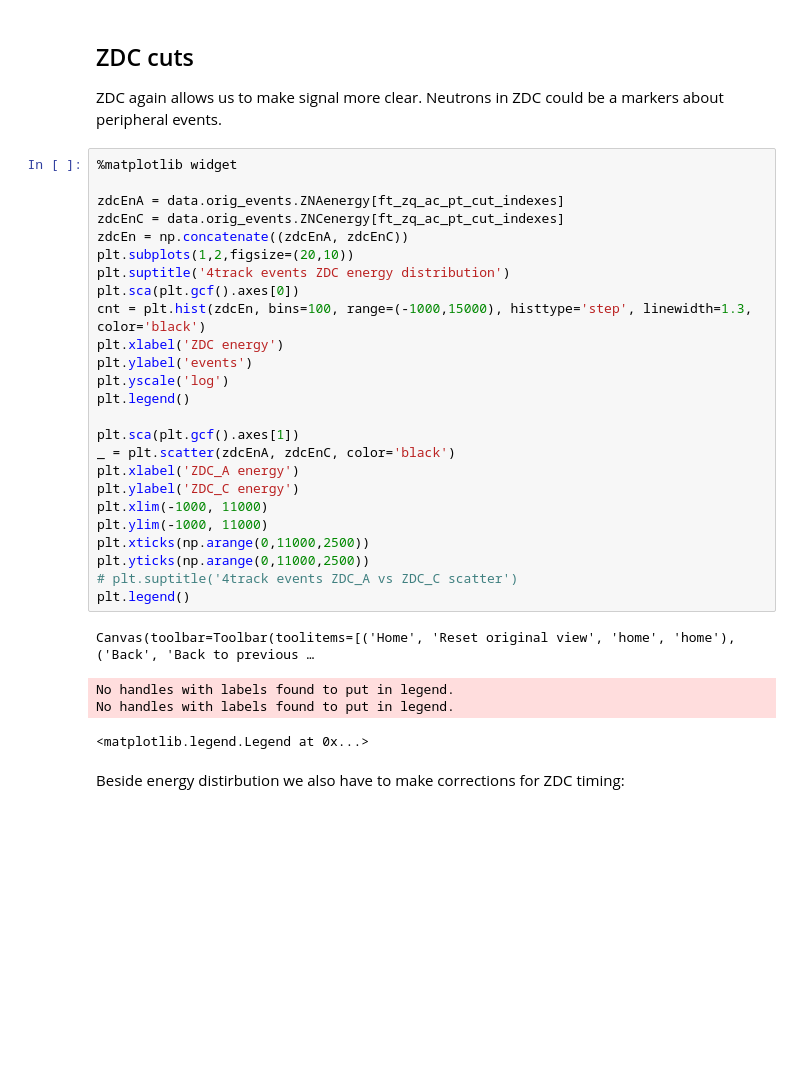
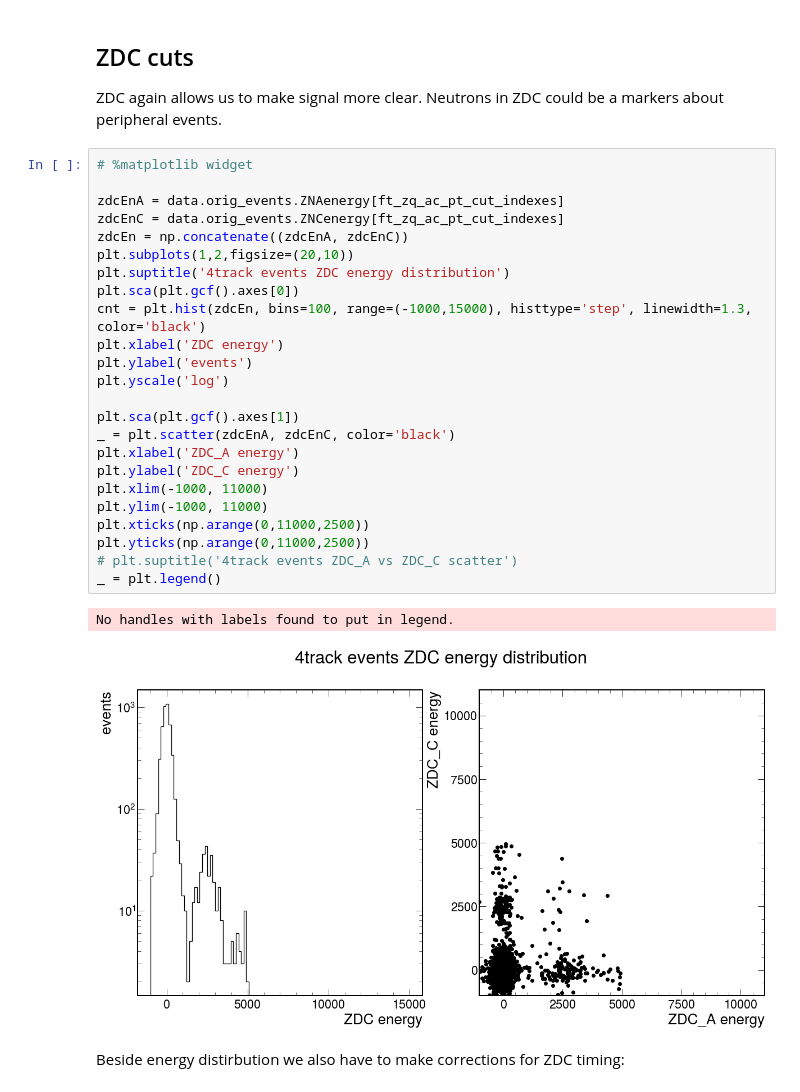
Before and after one commit to bdrum/cern-physics, a Jupyter notebook: notebooks/4TracksAnalysis.ipynb, the cells around one changed output. Saved outputs shown, nothing was run; the diff lists cells and outputs as text; blank space fills up the shorter version.

```diff
--- a/notebooks/4TracksAnalysis.ipynb
+++ b/notebooks/4TracksAnalysis.ipynb
@@ -179,35 +216,32 @@ Here we also suppose that correct triggered event correspond to events with let
 
 ZDC again allows us to make signal more clear. Neutrons in ZDC could be a markers about peripheral events.
 # %%
-%matplotlib widget
+# %matplotlib widget
 
 zdcEnA = data.orig_events.ZNAenergy[ft_zq_ac_pt_cut_indexes]
 zdcEnC = data.orig_events.ZNCenergy[ft_zq_ac_pt_cut_indexes]
 zdcEn = np.concatenate((zdcEnA, zdcEnC))
 plt.subplots(1,2,figsize=(20,10))
 plt.suptitle('4track events ZDC energy distribution')
 plt.sca(plt.gcf().axes[0])
 cnt = plt.hist(zdcEn, bins=100, range=(-1000,15000), histtype='step', linewidth=1.3, color='black')
 plt.xlabel('ZDC energy')
 plt.ylabel('events')
 plt.yscale('log')
-plt.legend()
 
 plt.sca(plt.gcf().axes[1])
 _ = plt.scatter(zdcEnA, zdcEnC, color='black')
 plt.xlabel('ZDC_A energy')
 plt.ylabel('ZDC_C energy')
 plt.xlim(-1000, 11000)
 plt.ylim(-1000, 11000)
 plt.xticks(np.arange(0,11000,2500))
 plt.yticks(np.arange(0,11000,2500))
 # plt.suptitle('4track events ZDC_A vs ZDC_C scatter')
-plt.legend()
+_ = plt.legend()
 # %% [output]
-Canvas(toolbar=Toolbar(toolitems=[('Home', 'Reset original view', 'home', 'home'), ('Back', 'Back to previous …
+No handles with labels found to put in legend.
-No handles with labels found to put in legend.
-No handles with labels found to put in legend.
-<matplotlib.legend.Legend at 0x...>
+[figure, added]
 # %% [markdown]
 Beside energy distirbution we also have to make corrections for ZDC timing:
 # %%
```
Also changed, not shown: parts of 38 cells of this notebook, 44 other files.
